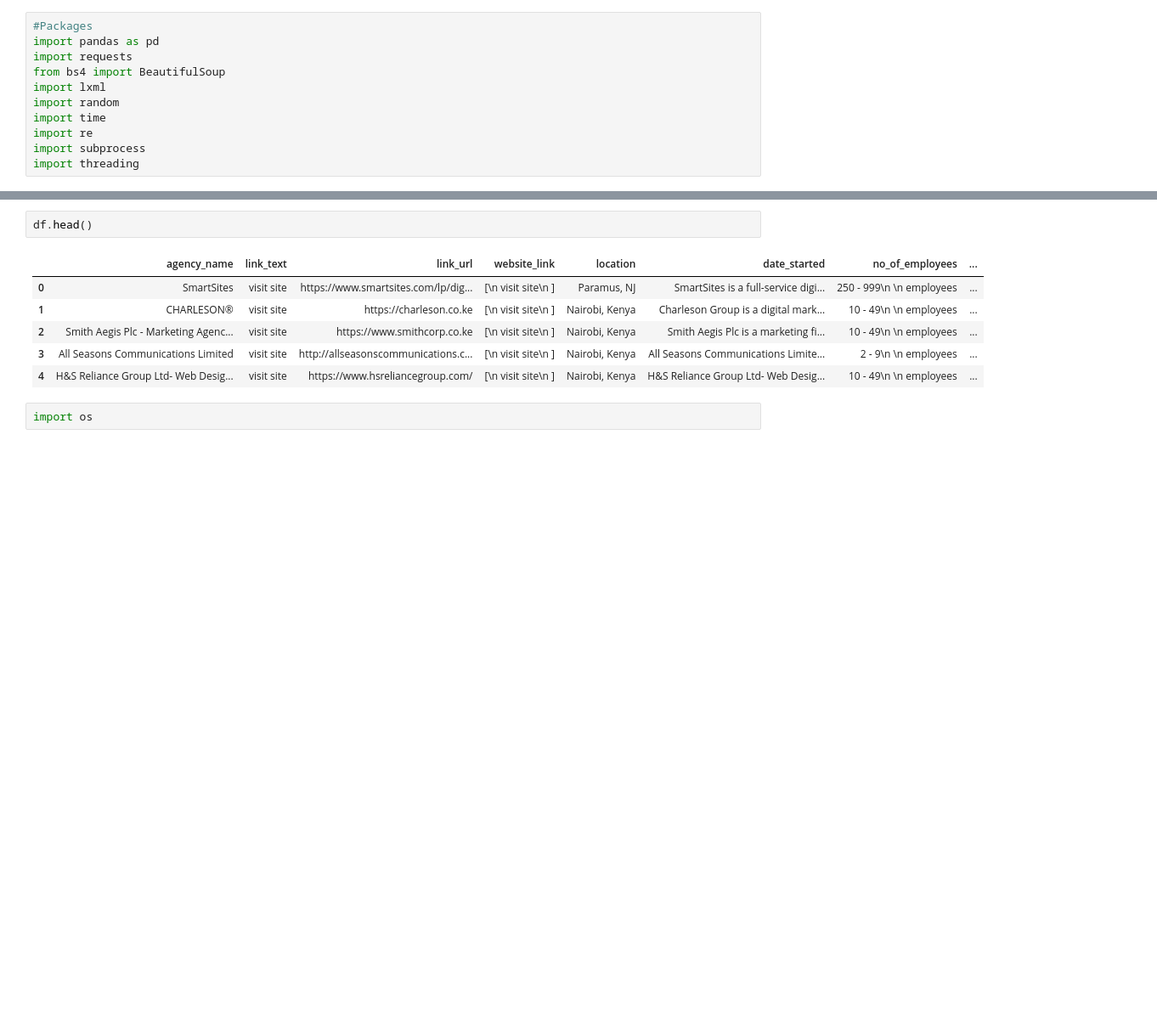
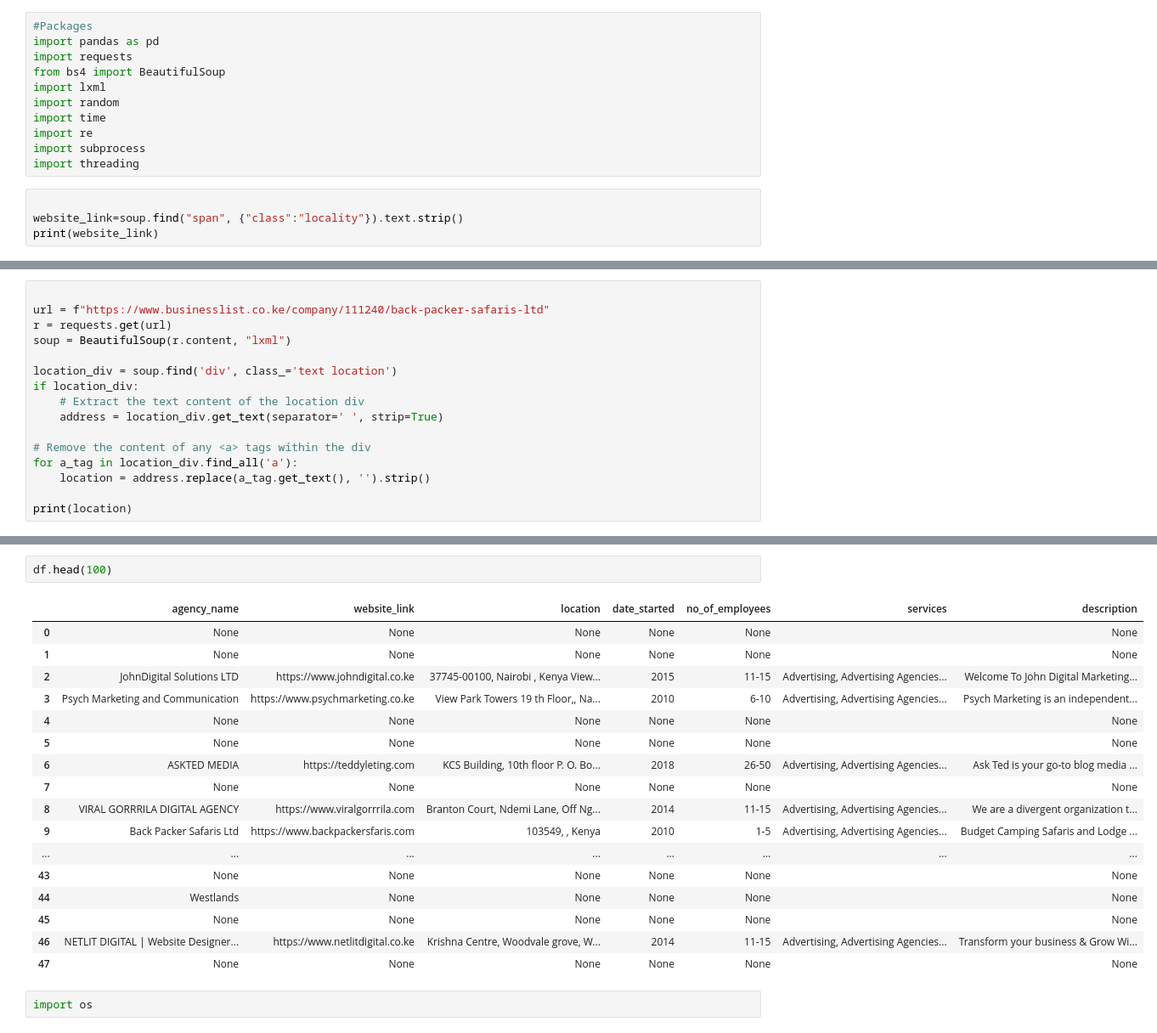
Before and after one commit to Mainakigen/Agency-data, a Jupyter notebook: Agencies.ipynb, the cells around one changed output, grey strips where cells are left out. Shown: that part at 85% size. Saved outputs shown, nothing was run; the diff lists cells and outputs as text; blank space fills up the shorter version.

```diff
--- a/Agencies.ipynb
+++ b/Agencies.ipynb
@@ -9,3 +9,7 @@ import time
 import re
 import subprocess
 import threading
+# %%
+
+website_link=soup.find("span", {"class":"locality"}).text.strip()
+print(website_link)
@@ -145,0 +170,16 @@ df=pd.DataFrame(agency_list)
+# %%
+
+url = f"https://www.businesslist.co.ke/company/111240/back-packer-safaris-ltd"
+r = requests.get(url)
+soup = BeautifulSoup(r.content, "lxml")
+
+location_div = soup.find('div', class_='text location')
+if location_div:
+    # Extract the text content of the location div
+    address = location_div.get_text(separator=' ', strip=True)
+
+# Remove the content of any <a> tags within the div
+for a_tag in location_div.find_all('a'):
+    location = address.replace(a_tag.get_text(), '').strip()
+
+print(location)
@@ -294,12 +584,23 @@ df = pd.DataFrame(agency_list)
 # %%
-df.head()
+df.head(100)
 # %% [output]
-|  | agency_name | link_text | link_url | website_link | location | date_started | no_of_employees | ... |
-| 0 | SmartSites | visit site | https://www.smartsites.com/lp/dig... | [\n visit site\n ] | Paramus, NJ | SmartSites is a full-service digi... | 250 - 999\n \n employees | ... |
-| 1 | CHARLESON® | visit site | https://charleson.co.ke | [\n visit site\n ] | Nairobi, Kenya | Charleson Group is a digital mark... | 10 - 49\n \n employees | ... |
-| 2 | Smith Aegis Plc - Marketing Agenc... | visit site | https://www.smithcorp.co.ke | [\n visit site\n ] | Nairobi, Kenya | Smith Aegis Plc is a marketing fi... | 10 - 49\n \n employees | ... |
-| 3 | All Seasons Communications Limited | visit site | http://allseasonscommunications.c... | [\n visit site\n ] | Nairobi, Kenya | All Seasons Communications Limite... | 2 - 9\n \n employees | ... |
-| 4 | H&S Reliance Group Ltd- Web Desig... | visit site | https://www.hsreliancegroup.com/ | [\n visit site\n ] | Nairobi, Kenya | H&S Reliance Group Ltd- Web Desig... | 10 - 49\n \n employees | ... |
+|  | agency_name | website_link | location | date_started | no_of_employees | services | description |
+| 0 | None | None | None | None | None |  | None |
+| 1 | None | None | None | None | None |  | None |
+| 2 | JohnDigital Solutions LTD | https://www.johndigital.co.ke | 37745-00100, Nairobi , Kenya View... | 2015 | 11-15 | Advertising, Advertising Agencies... | Welcome To John Digital Marketing... |
+| 3 | Psych Marketing and Communication | https://www.psychmarketing.co.ke | View Park Towers 19 th Floor,, Na... | 2010 | 6-10 | Advertising, Advertising Agencies... | Psych Marketing is an independent... |
+| 4 | None | None | None | None | None |  | None |
+| 5 | None | None | None | None | None |  | None |
+| 6 | ASKTED MEDIA | https://teddyleting.com | KCS Building, 10th floor P. O. Bo... | 2018 | 26-50 | Advertising, Advertising Agencies... | Ask Ted is your go-to blog media ... |
+| 7 | None | None | None | None | None |  | None |
+| 8 | VIRAL GORRRILA DIGITAL AGENCY | https://www.viralgorrrila.com | Branton Court, Ndemi Lane, Off Ng... | 2014 | 11-15 | Advertising, Advertising Agencies... | We are a divergent organization t... |
+| 9 | Back Packer Safaris Ltd | https://www.backpackersfaris.com | 103549, , Kenya | 2010 | 1-5 | Advertising, Advertising Agencies... | Budget Camping Safaris and Lodge ... |
+| ... | ... | ... | ... | ... | ... | ... | ... |
+| 43 | None | None | None | None | None |  | None |
+| 44 | Westlands | None | None | None | None |  | None |
+| 45 | None | None | None | None | None |  | None |
+| 46 | NETLIT DIGITAL | Website Designer... | https://www.netlitdigital.co.ke | Krishna Centre, Woodvale grove, W... | 2014 | 11-15 | Advertising, Advertising Agencies... | Transform your business & Grow Wi... |
+| 47 | None | None | None | None | None |  | None |
 # %%
 import os
 # %%
```
Also changed, not shown: parts of 11 cells of this notebook.
